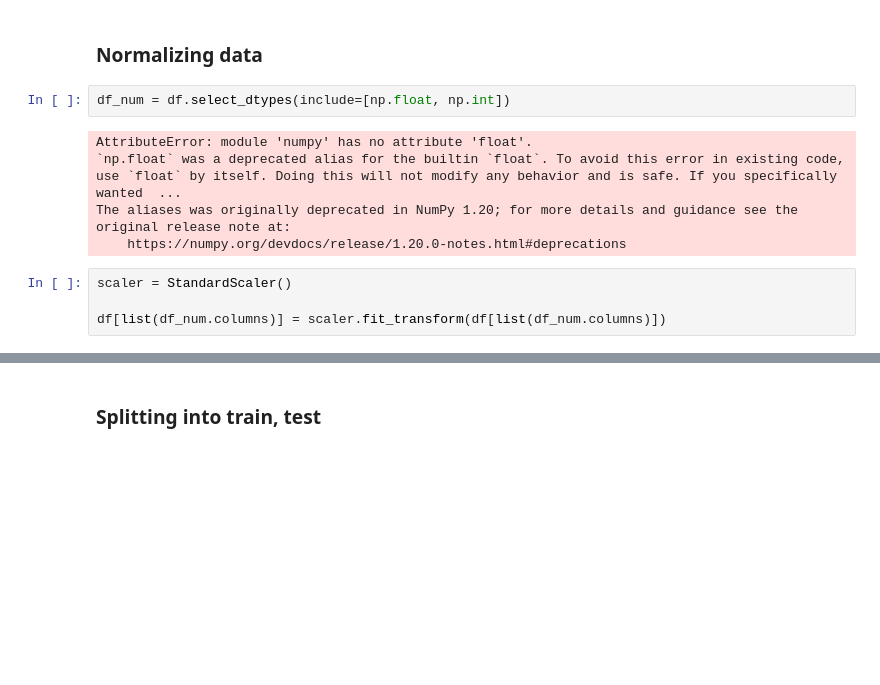
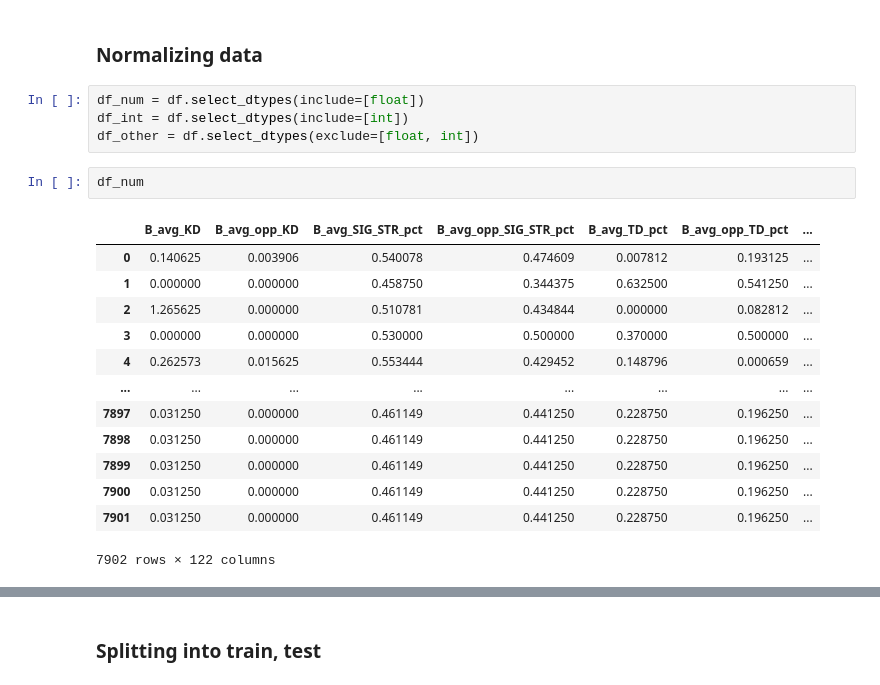
Before and after one commit to JTwiggs/UFC-Predictions, a Jupyter notebook: notebooks/random_forest.ipynb, the cells around one changed output, grey strips where cells are left out. Saved outputs shown, nothing was run; the diff lists cells and outputs as text; blank space fills up the shorter version.

```diff
--- a/notebooks/random_forest.ipynb
+++ b/notebooks/random_forest.ipynb
@@ -26,13 +27,22 @@ df.head()
 # %% [markdown]
 ### Normalizing data
 # %%
-df_num = df.select_dtypes(include=[np.float, np.int])
+df_num = df.select_dtypes(include=[float])
+df_int = df.select_dtypes(include=[int])
+df_other = df.select_dtypes(exclude=[float, int])
-# %% [output]
-AttributeError: module 'numpy' has no attribute 'float'.
-`np.float` was a deprecated alias for the builtin `float`. To avoid this error in existing code, use `float` by itself. Doing this will not modify any behavior and is safe. If you specifically wanted  ...
-The aliases was originally deprecated in NumPy 1.20; for more details and guidance see the original release note at:
-    https://numpy.org/devdocs/release/1.20.0-notes.html#deprecations
-# %%
-scaler = StandardScaler()
-
-df[list(df_num.columns)] = scaler.fit_transform(df[list(df_num.columns)])
+# %%
+df_num
+# %% [output]
+|  | B_avg_KD | B_avg_opp_KD | B_avg_SIG_STR_pct | B_avg_opp_SIG_STR_pct | B_avg_TD_pct | B_avg_opp_TD_pct | ... |
+| 0 | 0.140625 | 0.003906 | 0.540078 | 0.474609 | 0.007812 | 0.193125 | ... |
+| 1 | 0.000000 | 0.000000 | 0.458750 | 0.344375 | 0.632500 | 0.541250 | ... |
+| 2 | 1.265625 | 0.000000 | 0.510781 | 0.434844 | 0.000000 | 0.082812 | ... |
+| 3 | 0.000000 | 0.000000 | 0.530000 | 0.500000 | 0.370000 | 0.500000 | ... |
+| 4 | 0.262573 | 0.015625 | 0.553444 | 0.429452 | 0.148796 | 0.000659 | ... |
+| ... | ... | ... | ... | ... | ... | ... | ... |
+| 7897 | 0.031250 | 0.000000 | 0.461149 | 0.441250 | 0.228750 | 0.196250 | ... |
+| 7898 | 0.031250 | 0.000000 | 0.461149 | 0.441250 | 0.228750 | 0.196250 | ... |
+| 7899 | 0.031250 | 0.000000 | 0.461149 | 0.441250 | 0.228750 | 0.196250 | ... |
+| 7900 | 0.031250 | 0.000000 | 0.461149 | 0.441250 | 0.228750 | 0.196250 | ... |
+| 7901 | 0.031250 | 0.000000 | 0.461149 | 0.441250 | 0.228750 | 0.196250 | ... |
+7902 rows × 122 columns
```
Also changed, not shown: parts of 25 cells of this notebook, 2 other files.
